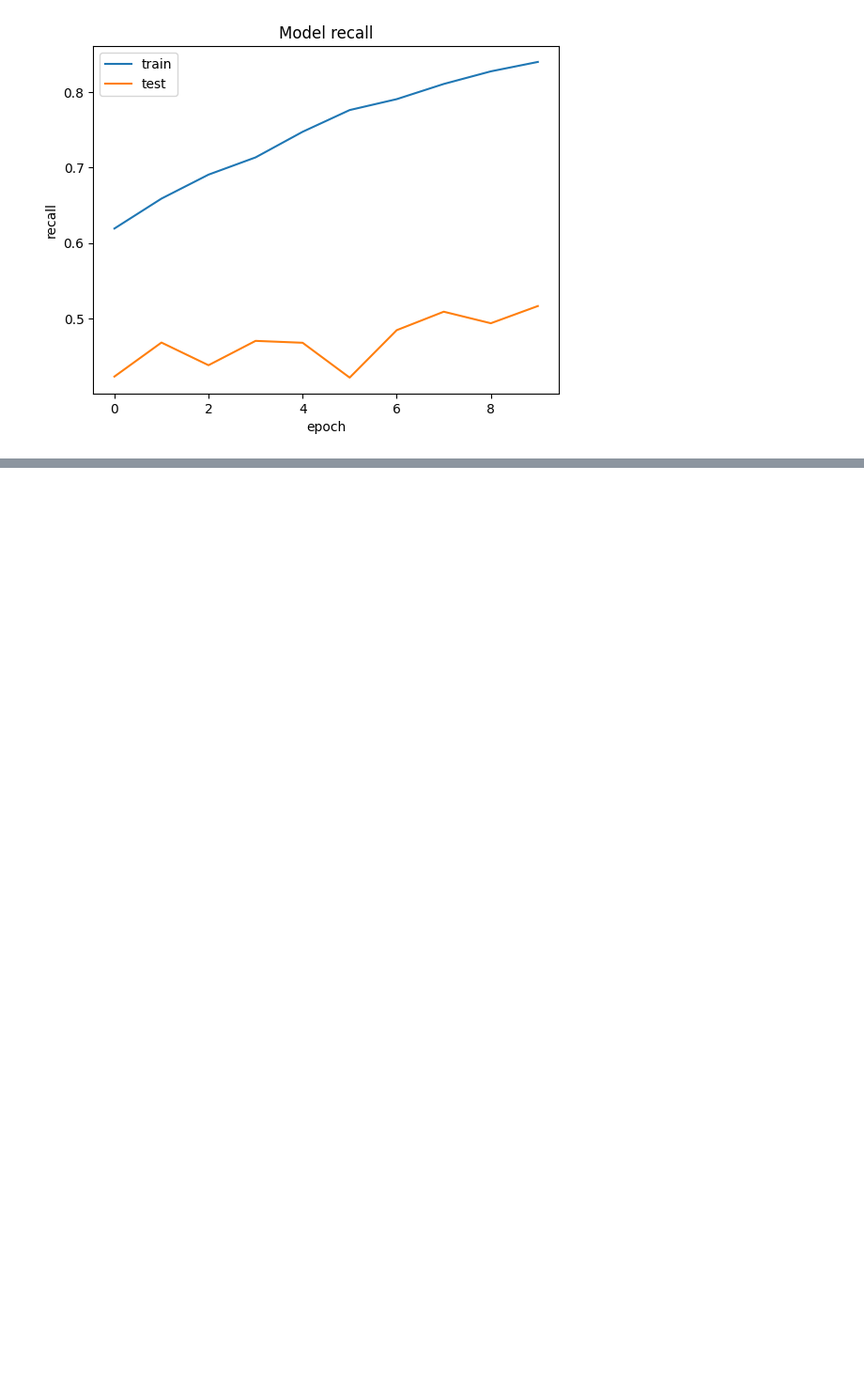
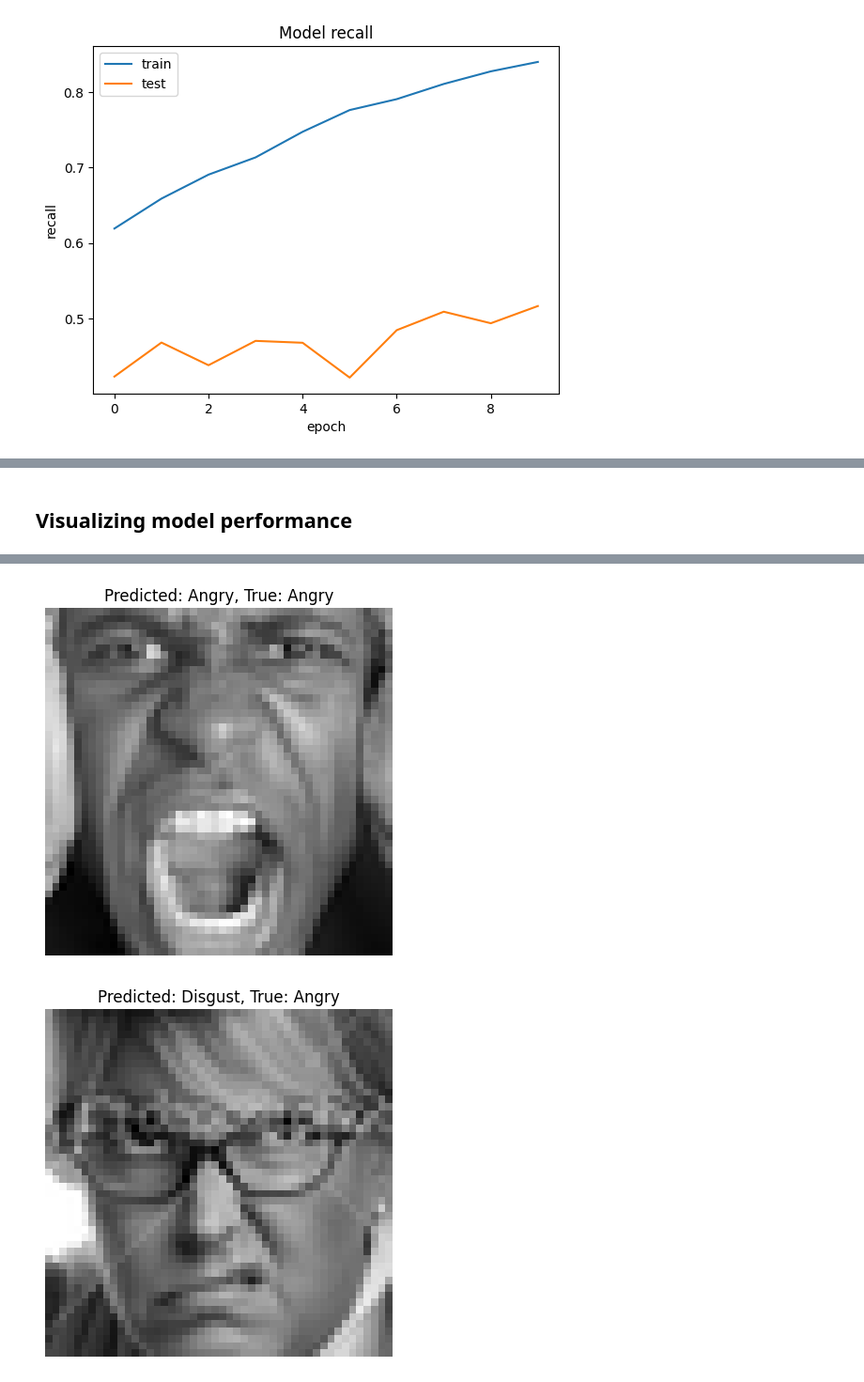
Before and after one commit to nicoFerreira95/face-expression-recognition, a Jupyter notebook: model_tuning_regularization.ipynb, the cells around one changed output, grey strips where cells are left out. Shown at 94% size. Saved outputs shown, nothing was run; the diff lists cells and outputs as text; code cells hidden in the pictures; blank space fills up the shorter version.

```diff
--- a/model_tuning_regularization.ipynb
+++ b/model_tuning_regularization.ipynb
@@ -525,0 +582,29 @@ Epoch 10/10
+# %% [markdown]
+## Visualizing model performance
+# %%
+# Assuming you have this mapping
+class_names = {0: 'Angry', 1: 'Disgust', 2: 'Fear', 3: 'Happy', 4: 'Sad', 5: 'Surprise', 6: 'Neutral'}
+
+def plot_image(image, predicted_label, true_label):
+    plt.figure()
+    plt.imshow(image, cmap='gray')
+    plt.title("Predicted: " + class_names[predicted_label] + ", True: " + class_names[np.argmax(true_label)])
+    plt.axis('off')
+    plt.show()
+
+
+# Get predictions for validation data
+predictions = best_model_early.predict(val_imgs)
+predicted_classes = np.argmax(predictions, axis=1)
+
+correct_indices = np.where(predicted_classes == np.argmax(val_lbls, axis=1))[0]
+incorrect_indices = np.where(predicted_classes != np.argmax(val_lbls, axis=1))[0]
+
+if len(correct_indices) > 0:
+    i = correct_indices[0]
+    plot_image(val_imgs[i], predicted_classes[i], val_lbls[i])
+
+if len(incorrect_indices) > 0:
+    i = incorrect_indices[0]
+    plot_image(val_imgs[i], predicted_classes[i], val_lbls[i])
+# %% [output]
@@ -525,0 +612,2 @@ Epoch 10/10
+[figure, added]
+[figure, added]
```
Also changed, not shown: parts of 6 cells of this notebook, 1 other file.
